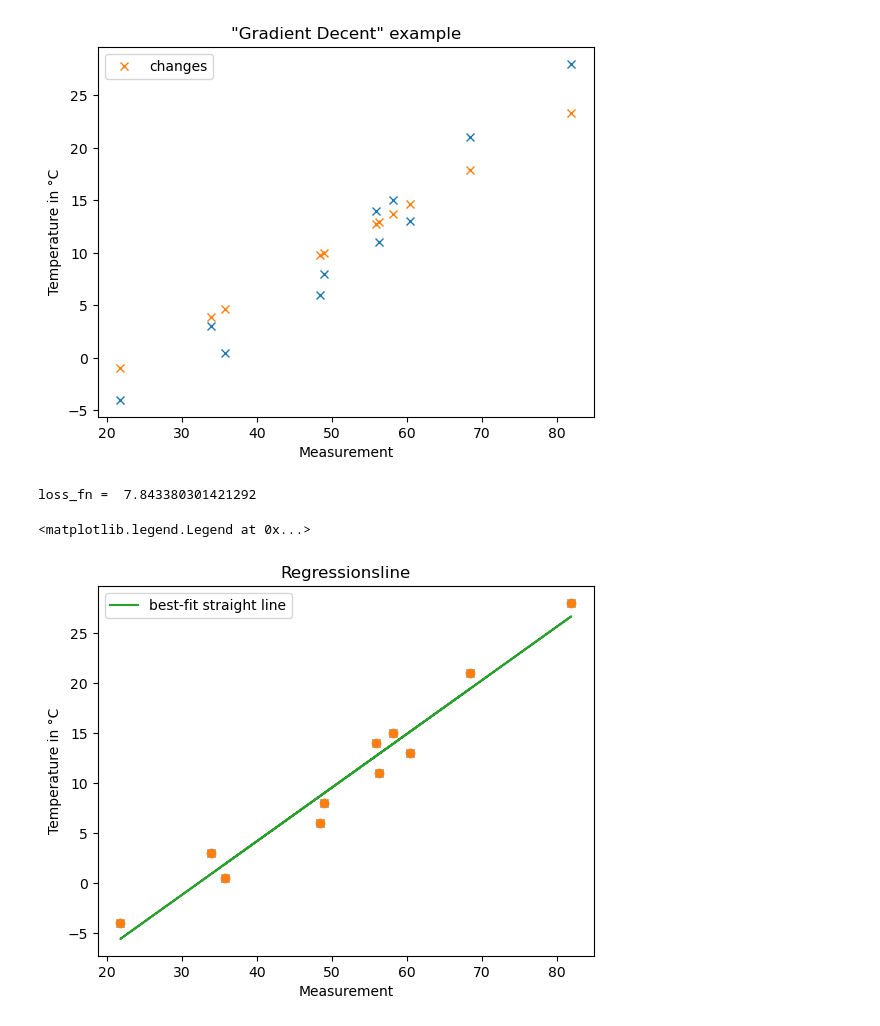
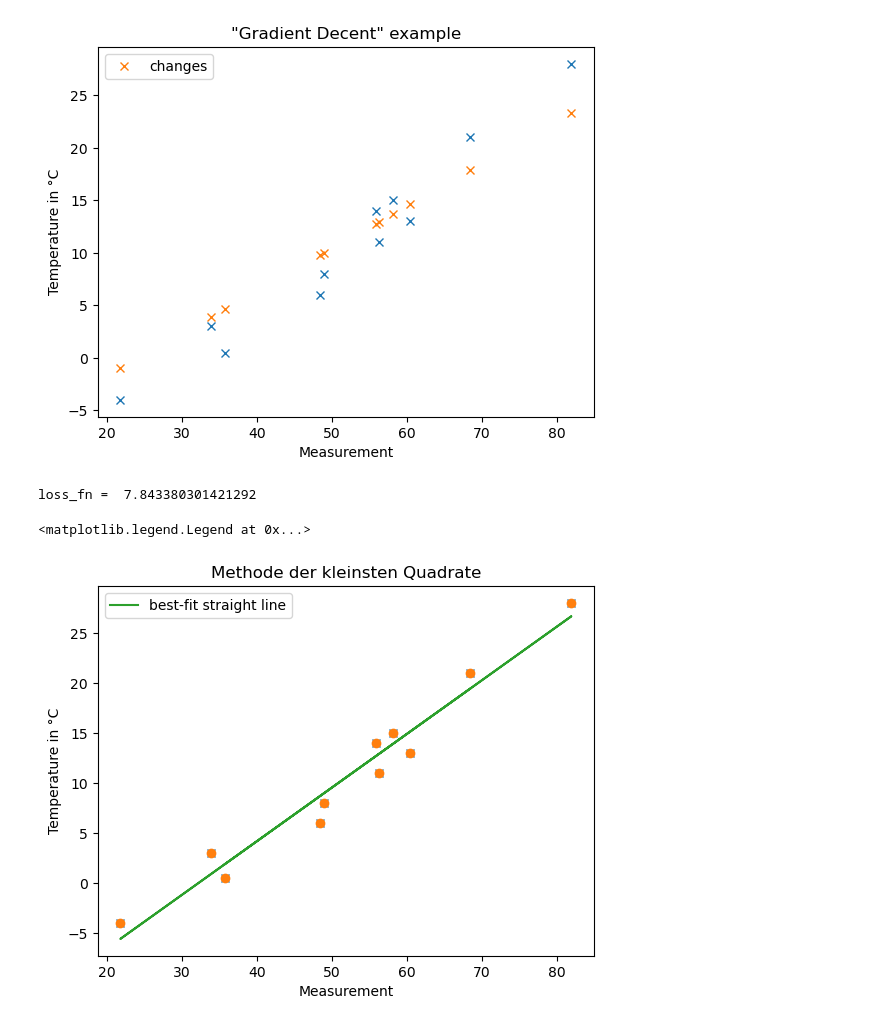
Before and after one commit to An2000na/ManchineLearning2023, a Jupyter notebook: Abgabe3/Aufgabe4.ipynb, the cells around one changed output. Saved outputs shown, nothing was run; the diff lists cells and outputs as text; code cells hidden in the pictures.

```diff
--- a/Abgabe3/Aufgabe4.ipynb
+++ b/Abgabe3/Aufgabe4.ipynb
@@ -62,35 +62,36 @@ print('loss_fn = ',loss_fn(t_p, t_c))
 ########################################
 x = values[:,1]
 y = values[:,0]
 plt.plot(x, y, 'x')
-plt.title('Regressionsline')
+plt.title('Methode der kleinsten Quadrate')
 plt.xlabel('Measurement')
 plt.ylabel('Temperature in °C')
 
-# linear regression
-m, b = np.polyfit(x, y, 1) #m = slope, b = intercept
+# Methode der kleinsten Quadrate:
+a1 = (np.sum((x-np.mean(x))*(y-np.mean(y)))) / np.sum((x-np.mean(x))**2)
+a0 = np.mean(y) - a1 * np.mean(x)
 plt.plot(x, y, 'o') #create scatter plot.
-plt.plot(x, m*x + b,label="best-fit straight line") #add line of best fit.
+plt.plot(x, a0 + a1*x,label="best-fit straight line") #add line of best fit.
 plt.legend(loc="upper left")
 # %% [output]
 loss_fn = 80.36434545454544
 loss_fn = 37.57491443720965
 loss_fn = 30.871081493991234
 loss_fn = 29.756196009195058
 loss_fn = 29.507148000491885
 loss_fn = 29.39245416713703
 loss_fn = 29.298826583908706
 loss_fn = 29.208719127832033
 loss_fn = 29.119413503209987
 loss_fn = 29.030487848051678
 loss_fn = 28.94187595900097
 loss_fn = 28.853566717584552
 ... (484 lines left out)
 loss_fn = 7.9106992047059785
 loss_fn = 7.893783539801327
 loss_fn = 7.876925297461267
 loss_fn = 7.860124282756967
 [figure]
 loss_fn =  7.843380301421292
 <matplotlib.legend.Legend at 0x...>
-[figure, old version]
+[figure, new version]
```
